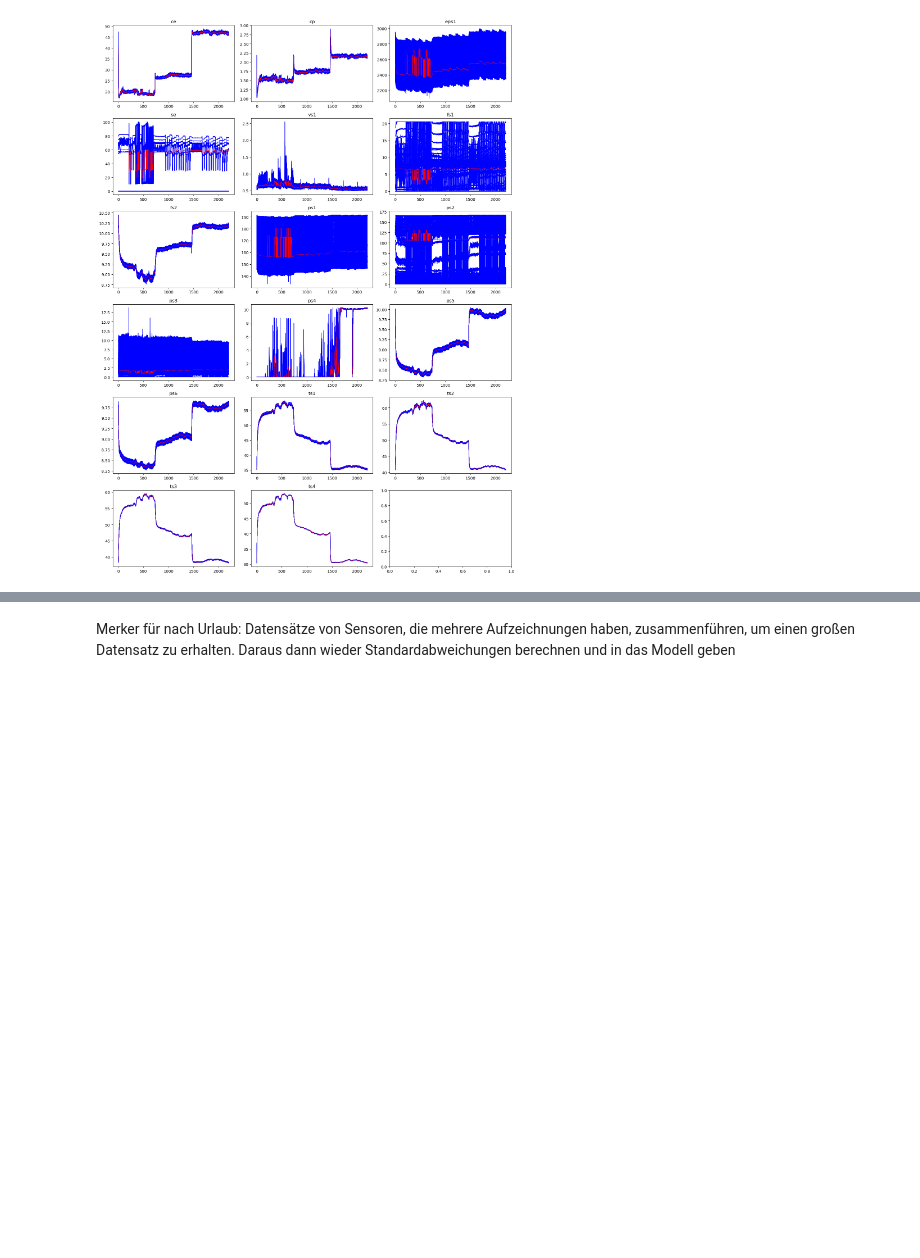
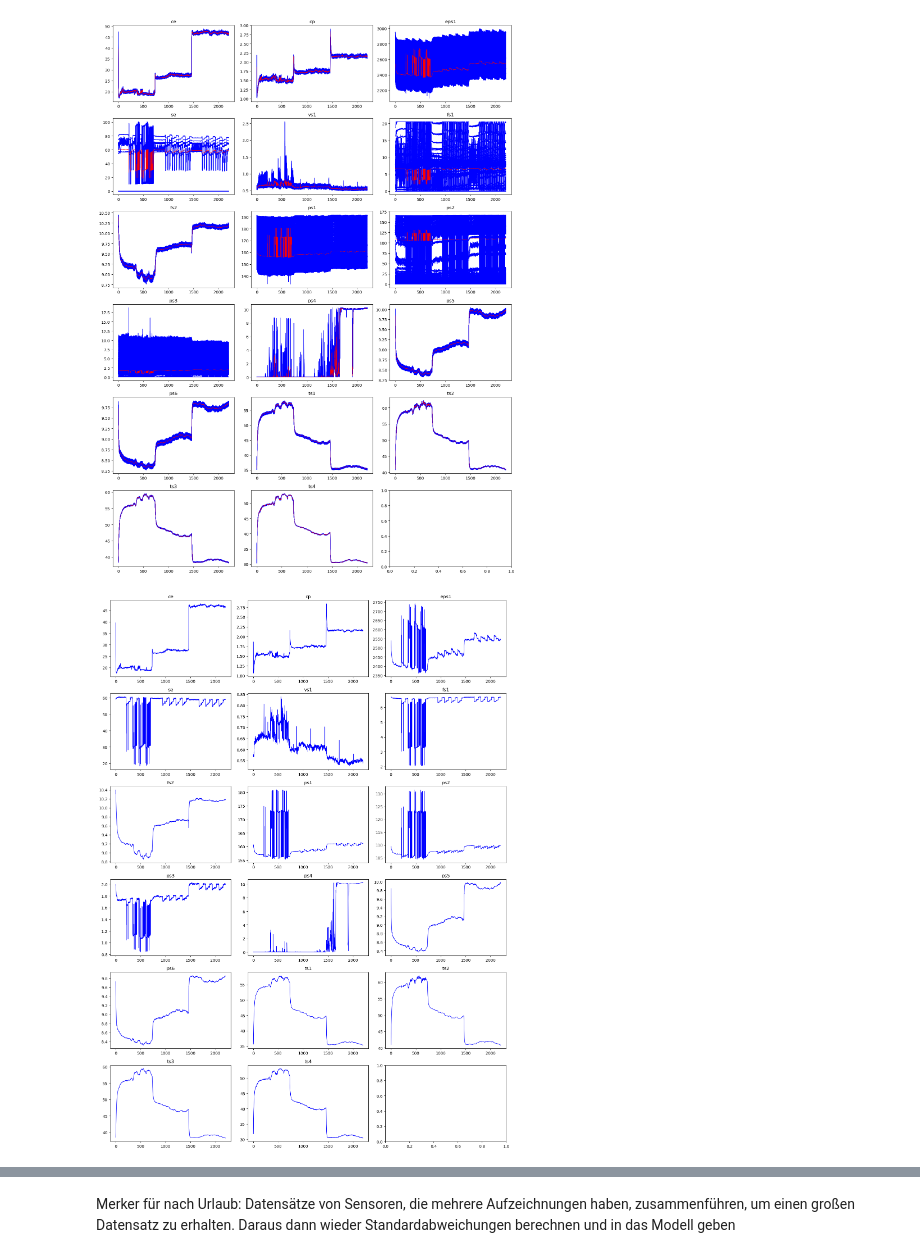
Before and after one commit to danielsaiger1/uni_projects, a Jupyter notebook: python_advanced/final_project/final_project.ipynb, the cells around one changed output, grey strips where cells are left out. Saved outputs shown, nothing was run; the diff lists cells and outputs as text; code cells hidden in the pictures; blank space fills up the shorter version.

Commit message:
added rolling means

```diff
--- a/python_advanced/final_project/final_project.ipynb
+++ b/python_advanced/final_project/final_project.ipynb
@@ -185,3 +185,19 @@ plot.create_subplot()
 [figure]
 # %%
 plot.create_fft_plot()
+# %%
+#einzelne Signale in Means abspeichern
+data_means = {}
+for key in data:
+    data_means[key] = np.mean(data[key], axis=1)
+# %%
+fig, axs = plt.subplots(6, 3, figsize=(15, 20))
+axes = axs.flatten()
+for i, key in enumerate(data_means):
+    ax = axes[i]
+    ax.plot(data_means[key], color='blue', linewidth=1)
+    ax.set_title(key)
+plt.tight_layout()
+plt.show()
+# %% [output]
+[figure, added]
```
Also changed, not shown: parts of 4 cells of this notebook.
